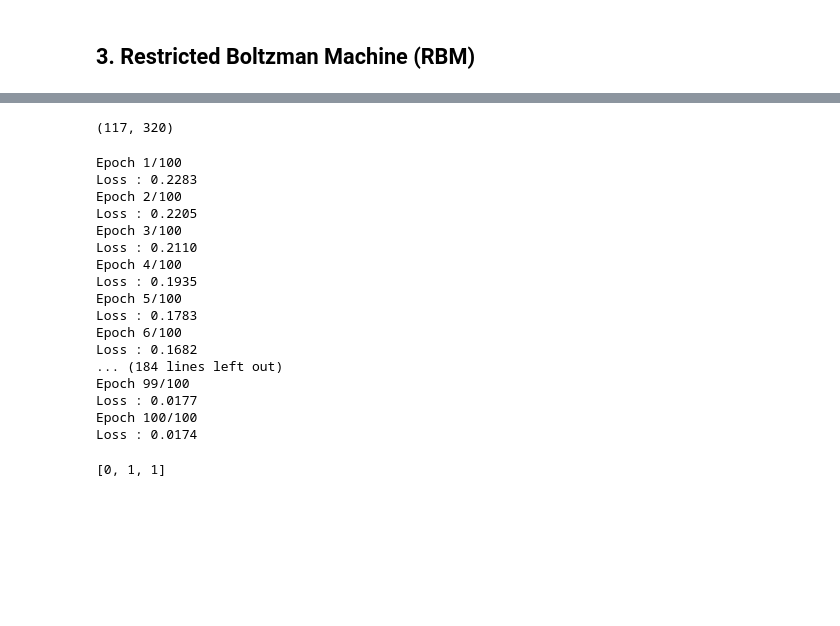
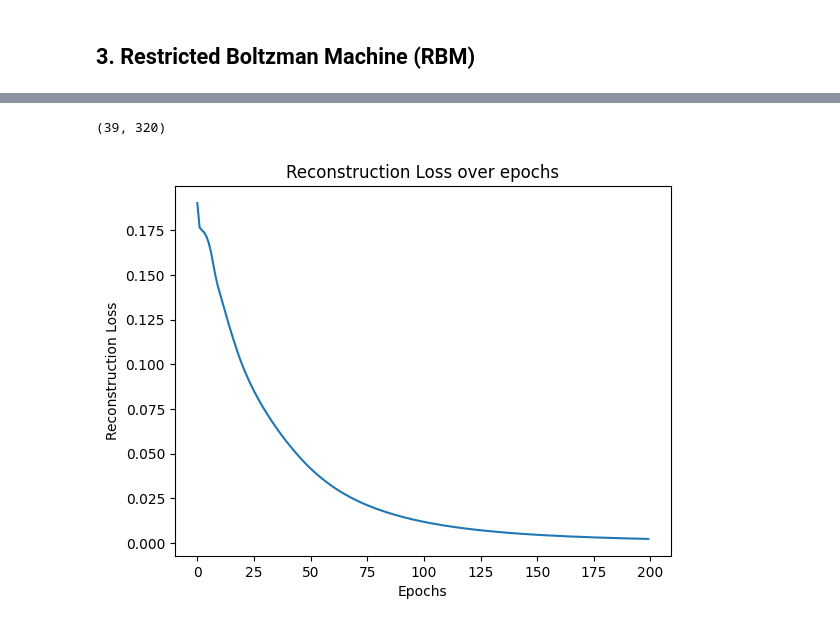
Before and after one commit to SebX-7879/Image_generation_DL2, a Jupyter notebook: projet_DL2_Seb.ipynb, the cells around one changed output, grey strips where cells are left out. Drawn from its saved outputs; the diff is of its cells as text; code cells hidden in the pictures; blank space fills up the shorter version.

```diff
--- a/projet_DL2_Seb.ipynb
+++ b/projet_DL2_Seb.ipynb
@@ -172 +252,9 @@ def init_RBM(input_size, output_size):
+# %%
+## Define a subset for training
+train_set, _ = lire_alpha_digit(data_alphadigits, ['3'])
+print(train_set.shape)
+## Shuffle  the training set
+train_set = train_set[np.random.permutation(train_set.shape[0])]
+# %% [output]
+(39, 320)
 # %%
@@ -191,51 +263,3 @@ def sortie_entree_RBM(RBM, H):
-# %%
-def train_RBM(RBM, input_data, n_epochs = 1, lr=1e-3, batch_size =8, verbose = True):
-    '''
-    Train the RBM
-    '''
-    a, b, W = RBM
-    loss = []
-    n_samples = input_data.shape[0]
-    for epoch in range(n_epochs):
-        for i in range(0, n_samples//batch_size * batch_size, batch_size):
-            V = input_data[i:i+batch_size].reshape(batch_size, -1)
-            H = entree_sortie_RBM(RBM, V)
-            V_prime = sortie_entree_RBM(RBM, H)
-            H_prime = entree_sortie_RBM(RBM, V_prime)
-            a += lr * (V - V_prime).sum(axis = 0)
-            b += lr * (H - H_prime).sum(axis = 0)
-            W += lr * (np.dot(V.T, H) - np.dot(V_prime.T, H_prime))
-            loss.append(((V - V_prime)**2).mean())
-        if verbose:
-            print('Epoch %d/%d' % (epoch+1, n_epochs))
-            print('Loss : %.4f' % loss[-1])
-    return a, b, W
-# %%
-train_set, _ = lire_alpha_digit(data_alphadigits, ['g','s','p'])
-
-print(train_set.shape)
-## Shuffle  the training set
-train_set = train_set[np.random.permutation(train_set.shape[0])]
-# %% [output]
-(117, 320)
 # %%
-RBM = init_RBM(320, 100)
-trained_RBM = train_RBM(RBM, train_set, n_epochs = 100, lr=1e-2, batch_size =4, verbose = True)
+## Train the RBM
+_, losses = train_RBM(RBM, train_set, n_epochs = 200, lr=1e-2, batch_size =4, verbose = False)
-# %% [output]
-Epoch 1/100
-Loss : 0.2283
-Epoch 2/100
-Loss : 0.2205
-Epoch 3/100
-Loss : 0.2110
-Epoch 4/100
-Loss : 0.1935
-Epoch 5/100
-Loss : 0.1783
-Epoch 6/100
-Loss : 0.1682
-... (184 lines left out)
-Epoch 99/100
-Loss : 0.0177
-Epoch 100/100
-Loss : 0.0174
@@ -270,5 +266,6 @@ def generer_image_RBM(n_iter_gibbs = 10, n_samples=10, trained_RBM = trained_RBM
-# %%
-list(map(lambda x : 1 if x >=0.5 else 0, [0.4, 0.5, 0.6]))
-# %% [output]
-[0, 1, 1]
+# %%
+## Plot the loss
+plot_loss(losses)
+# %% [output]
+[figure, added]
 # %%
```
Also changed, not shown: parts of 53 cells of this notebook, 1 other file.
